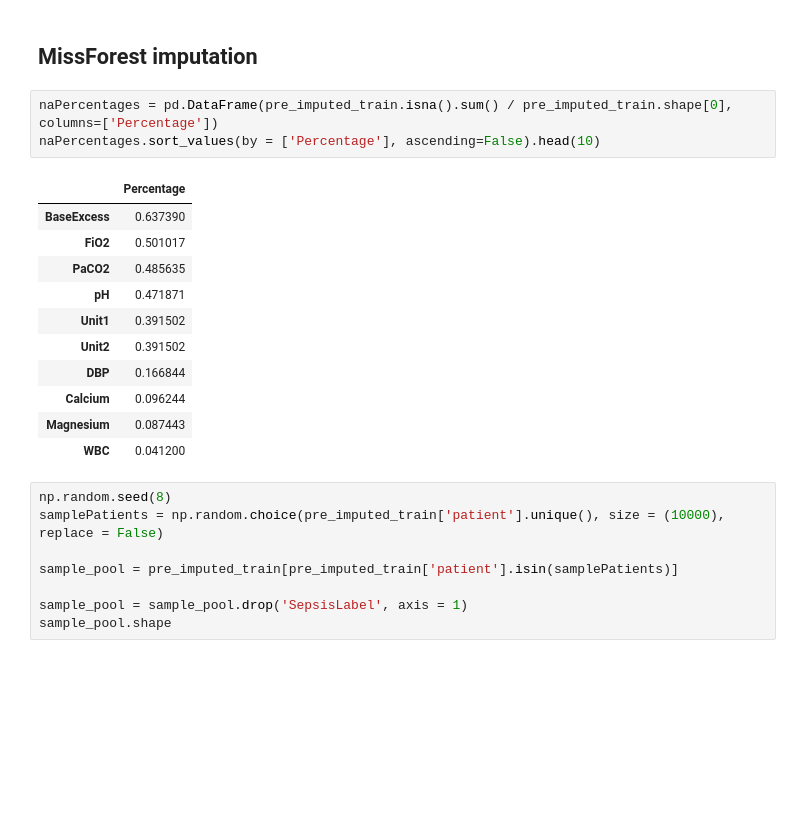
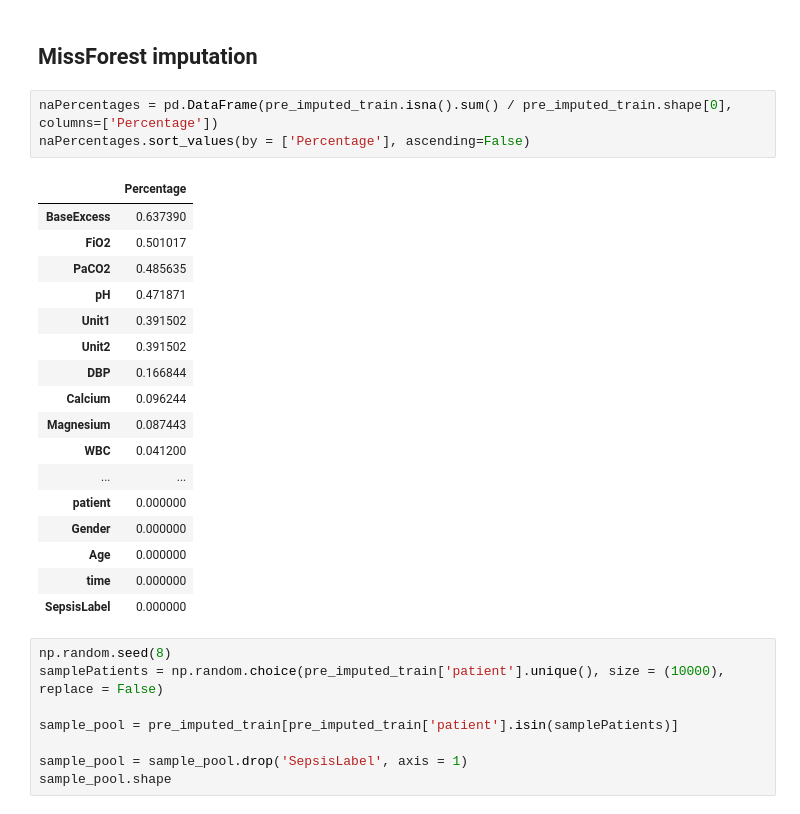
Before and after one commit to alanklin/BC-Fall2024-CaseCompetition-Team2, a Jupyter notebook: Code/data_pipeline_true.ipynb, the cells around one changed output. Saved outputs shown, nothing was run; the diff lists cells and outputs as text; blank space fills up the shorter version.

```diff
--- a/Code/data_pipeline_true.ipynb
+++ b/Code/data_pipeline_true.ipynb
@@ -86,19 +86,25 @@ Index([], dtype='object')
 ## MissForest imputation
 # %%
 naPercentages = pd.DataFrame(pre_imputed_train.isna().sum() / pre_imputed_train.shape[0], columns=['Percentage'])
-naPercentages.sort_values(by = ['Percentage'], ascending=False).head(10)
+naPercentages.sort_values(by = ['Percentage'], ascending=False)
 # %% [output]
 |  | Percentage |
 | BaseExcess | 0.637390 |
 | FiO2 | 0.501017 |
 | PaCO2 | 0.485635 |
 | pH | 0.471871 |
 | Unit1 | 0.391502 |
 | Unit2 | 0.391502 |
 | DBP | 0.166844 |
 | Calcium | 0.096244 |
 | Magnesium | 0.087443 |
 | WBC | 0.041200 |
+| ... | ... |
+| patient | 0.000000 |
+| Gender | 0.000000 |
+| Age | 0.000000 |
+| time | 0.000000 |
+| SepsisLabel | 0.000000 |
 # %%
 np.random.seed(8)
 samplePatients = np.random.choice(pre_imputed_train['patient'].unique(), size = (10000), replace = False)
```
Also changed, not shown: parts of 14 cells of this notebook, 4 other files.
